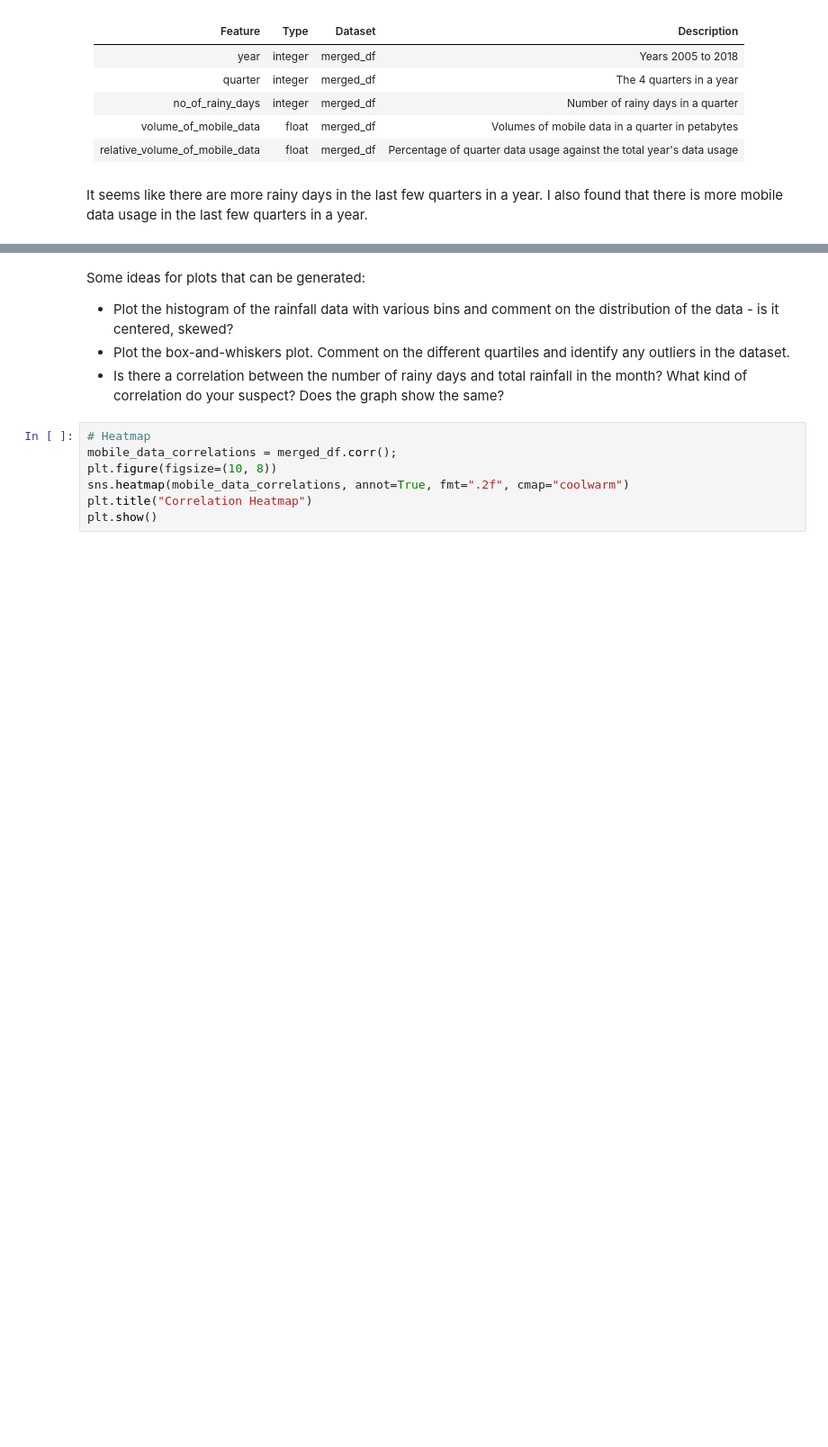
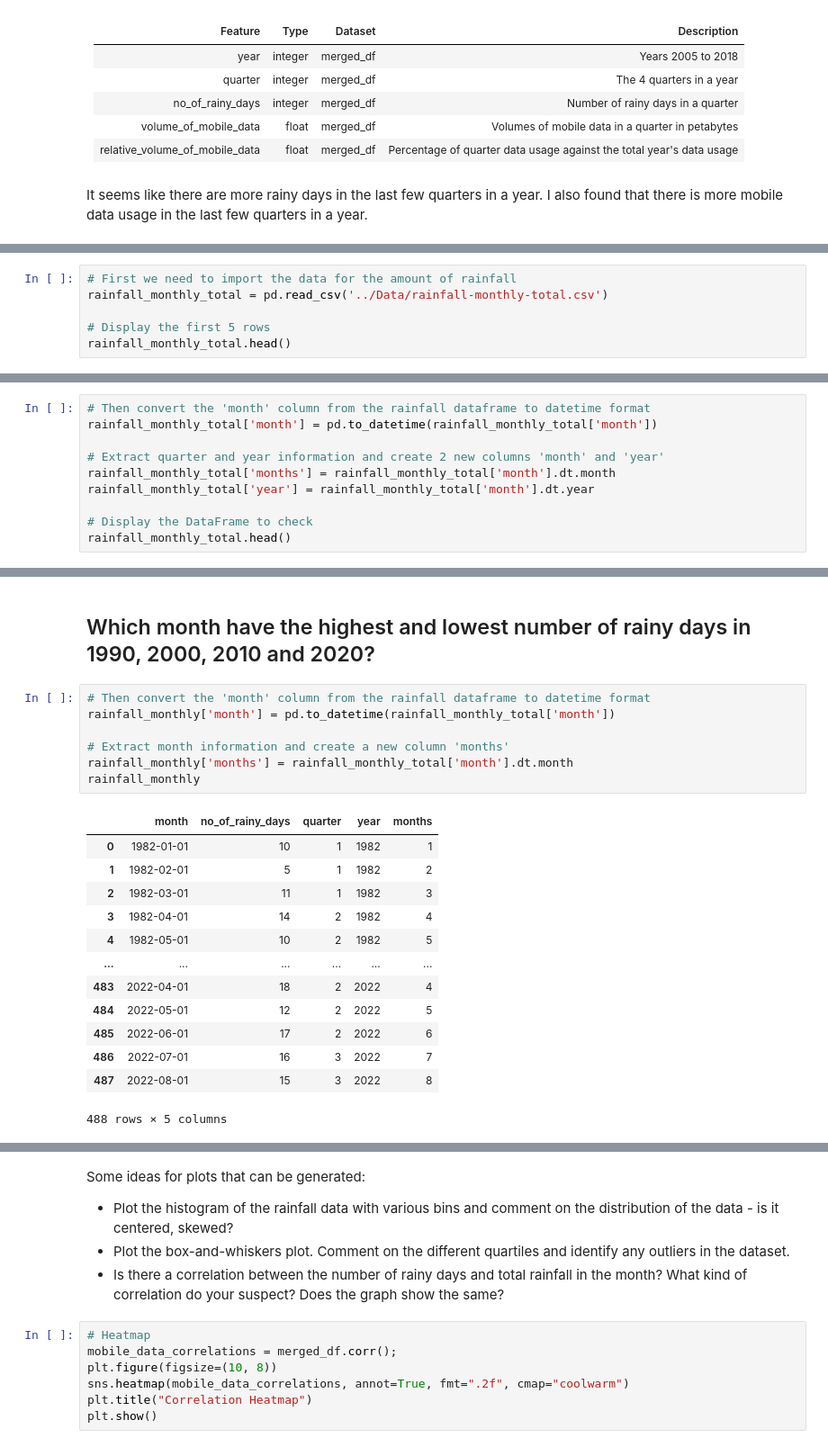
Before and after one commit to Mister12E/GA-Projects, a Jupyter notebook: Project_1/Code/Project 1 Jupyter notebook (Elliot).ipynb, the cells around one changed output, grey strips where cells are left out. Shown at 90% size. Drawn from its saved outputs; the diff is of its cells as text; blank space fills up the shorter version.

```diff
--- a/Project_1/Code/Project 1 Jupyter notebook (Elliot).ipynb
+++ b/Project_1/Code/Project 1 Jupyter notebook (Elliot).ipynb
@@ -421,0 +505,6 @@ It seems like there are more rainy days in the last few quarters in a year. I al
+# %%
+# First we need to import the data for the amount of rainfall
+rainfall_monthly_total = pd.read_csv('../Data/rainfall-monthly-total.csv')
+
+# Display the first 5 rows
+rainfall_monthly_total.head()
@@ -421,0 +518,10 @@ It seems like there are more rainy days in the last few quarters in a year. I al
+# %%
+# Then convert the 'month' column from the rainfall dataframe to datetime format
+rainfall_monthly_total['month'] = pd.to_datetime(rainfall_monthly_total['month'])
+
+# Extract quarter and year information and create 2 new columns 'month' and 'year'
+rainfall_monthly_total['months'] = rainfall_monthly_total['month'].dt.month
+rainfall_monthly_total['year'] = rainfall_monthly_total['month'].dt.year
+
+# Display the DataFrame to check
+rainfall_monthly_total.head()
@@ -421,0 +636,23 @@ It seems like there are more rainy days in the last few quarters in a year. I al
+# %% [markdown]
+## Which month have the highest and lowest number of rainy days in 1990, 2000, 2010 and 2020?
+# %%
+# Then convert the 'month' column from the rainfall dataframe to datetime format
+rainfall_monthly['month'] = pd.to_datetime(rainfall_monthly_total['month'])
+
+# Extract month information and create a new column 'months'
+rainfall_monthly['months'] = rainfall_monthly_total['month'].dt.month
+rainfall_monthly
+# %% [output]
+|  | month | no_of_rainy_days | quarter | year | months |
+| 0 | 1982-01-01 | 10 | 1 | 1982 | 1 |
+| 1 | 1982-02-01 | 5 | 1 | 1982 | 2 |
+| 2 | 1982-03-01 | 11 | 1 | 1982 | 3 |
+| 3 | 1982-04-01 | 14 | 2 | 1982 | 4 |
+| 4 | 1982-05-01 | 10 | 2 | 1982 | 5 |
+| ... | ... | ... | ... | ... | ... |
+| 483 | 2022-04-01 | 18 | 2 | 2022 | 4 |
+| 484 | 2022-05-01 | 12 | 2 | 2022 | 5 |
+| 485 | 2022-06-01 | 17 | 2 | 2022 | 6 |
+| 486 | 2022-07-01 | 16 | 3 | 2022 | 7 |
+| 487 | 2022-08-01 | 15 | 3 | 2022 | 8 |
+488 rows × 5 columns
```
Also changed, not shown: parts of 49 cells of this notebook.
